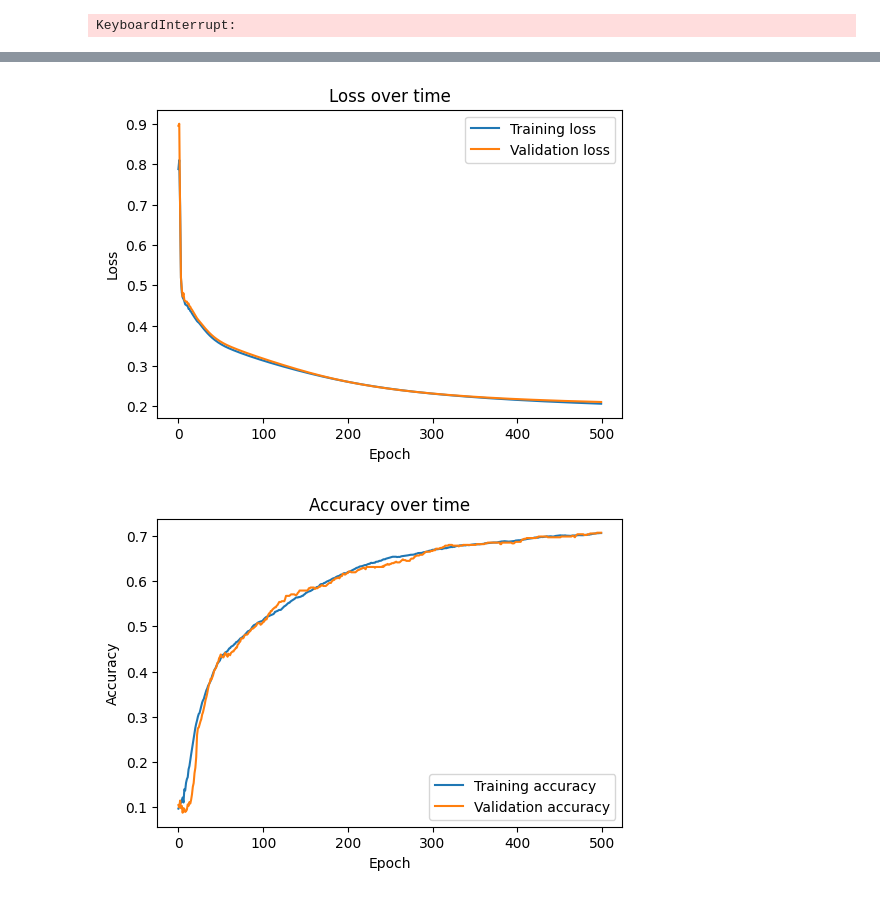
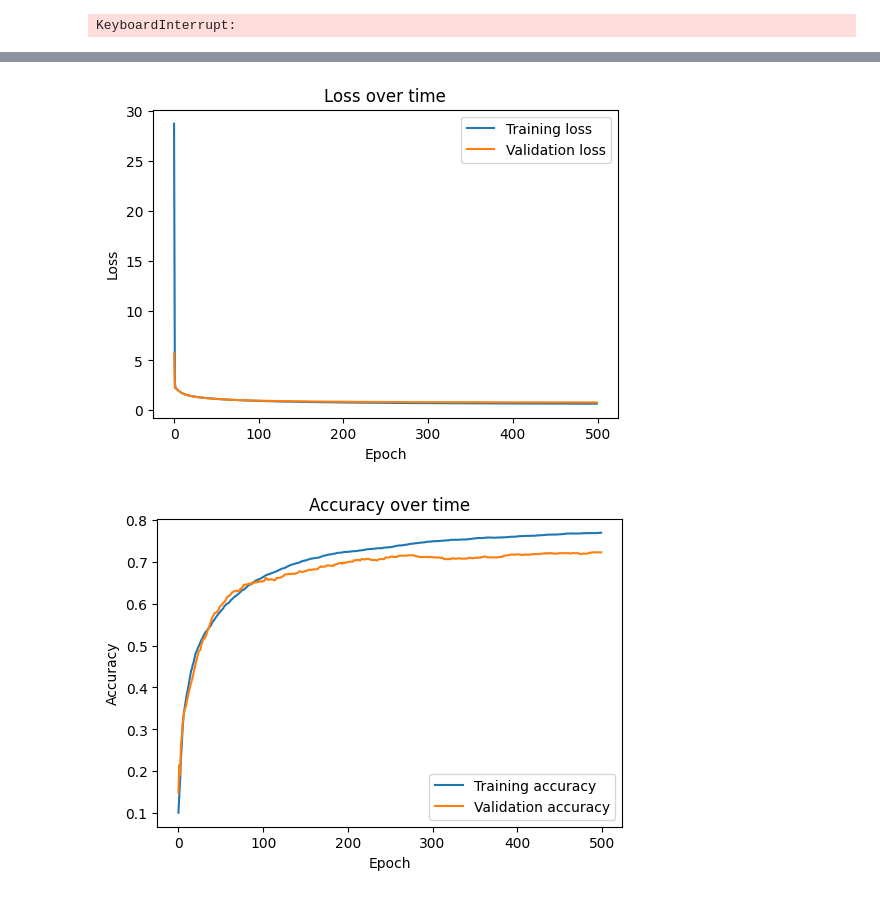
Before and after one commit to Markusjor/TTT4275-Classification_project, a Jupyter notebook: music_classification.ipynb, the cells around one changed output, grey strips where cells are left out. Drawn from its saved outputs; the diff is of its cells as text; code cells hidden in the pictures.

```diff
--- a/music_classification.ipynb
+++ b/music_classification.ipynb
@@ -248,9 +253,14 @@ data_30 = pd.read_csv('Classification music/GenreClassData_30s.txt', delimiter="
 data_10 = pd.read_csv('Classification music/GenreClassData_10s.txt', delimiter="\t")
 data_5 = pd.read_csv('Classification music/GenreClassData_5s.txt', delimiter="\t")
 
+# Add a column to indicate the length of the audio file
+data_30["Length"] = 30
+data_10["Length"] = 10
+data_5["Length"] = 5
+
 data = pd.concat([data_30, data_10, data_5], axis=0).reset_index(drop=True)
 
-data = data_5.drop(columns=["File"])
+data = data.drop(columns=["File"])
 test_data = data[data["Type"] == "Test"]
 train_data = data[data["Type"] == "Train"]
 
@@ -267,4 +277,9 @@ x_train_data_scaled = pd.DataFrame(x_train_data_scaled, columns=x_train_data.col
 x_test_data_scaled = pd.DataFrame(x_test_data_scaled, columns=x_test_data.columns)
 
 y_train_data = train_data["GenreID"]
+y_train_data = y_train_data.reset_index(drop=True)
 y_test_data = test_data["GenreID"]
+y_test_data = y_test_data.reset_index(drop=True)
+
+x_train_data = x_train_data.reset_index(drop=True)
+x_test_data = x_test_data.reset_index(drop=True)
@@ -288,22 +286,22 @@ Name: GenreID, Length: 62, dtype: int64
 # %%
-# The 10 best features to use are:
-best_features = ['spectral_centroid_mean', 'zero_cross_rate_mean', 'rmse_var',
-       'mfcc_5_std', 'mfcc_5_mean', 'mfcc_6_mean', 'spectral_contrast_mean',
-       'rmse_mean', 'mfcc_4_mean', 'mfcc_4_std']
+# # The 10 best features to use are:
+# best_features = ['spectral_centroid_mean', 'zero_cross_rate_mean', 'rmse_var',
+#        'mfcc_5_std', 'mfcc_5_mean', 'mfcc_6_mean', 'spectral_contrast_mean',
+#        'rmse_mean', 'mfcc_4_mean', 'mfcc_4_std']
 
-# Create a new dataframe with only the best features
-X_train_scaled = x_train_data_scaled[best_features]
-X_test_scaled = x_test_data_scaled[best_features]
+# # Create a new dataframe with only the best features
+# X_train_scaled = x_train_data_scaled[best_features]
+# X_test_scaled = x_test_data_scaled[best_features]
 
 # Do KNN
-y_pred = KNN(X_train_scaled, y_train_data, X_test_scaled, k=5)
+y_pred = KNN(x_train_data_scaled, y_train_data, x_test_data_scaled, k=5)
 
 # Calculate precision and accuracy
-print("Precision: ", precision_score(y_test, y_pred, average='macro'))
-print("Accuracy: ", accuracy_score(y_test, y_pred))
+print("Precision: ", precision_score(y_test_data, y_pred, average='macro'))
+print("Accuracy: ", accuracy_score(y_test_data, y_pred))
 
 # Compare result as a confusion matrix
-cm = confusion_matrix(y_test, y_pred)
+cm = confusion_matrix(y_test_data, y_pred)
 plt.figure(figsize=(10,7))
 sns.heatmap(cm, annot=True, fmt="d")
 plt.xlabel('Predicted')
@@ -374,7 +374,7 @@ num_perc_layer1 = 8
 num_output = ground_truth_onehot.shape[1]
 learning_rate = 0.1
 num_epochs = 500
-batch_size = feature_values.shape[0] // 7
+batch_size = feature_values.shape[0] // 21
 num_data = feature_values.shape[0] - validation_size
 
 weights1 = np.random.rand(num_features, num_perc_layer1)
@@ -403,8 +403,8 @@ for epoch in range(num_epochs):
               nodes1 = forwardpropogation(feature_values[i,:], weights1, bias1, num_perc_layer1, activation_function="reLu")
               output = forwardpropogation(nodes1, weights2, bias2, num_output, activation_function="softmax")
 
-              #Calculate loss through squared error
-              loss += np.sum((ground_truth_onehot[i]-output)**2)/2
+              #Calculate loss through cross entropy
+              loss -= np.sum(ground_truth_onehot[i]*np.log(output))
               predictions.append(np.argmax(output))
 
               # Backpropogation
@@ -428,36 +428,36 @@ for epoch in range(num_epochs):
        losses.append(loss/num_data)
        accuracies.append(accuracy_score(np.argmax(ground_truth_onehot[:num_data], axis=1), predictions))
        #Validation
        for k in range(validation_size):
               nodes1 = forwardpropogation(feature_values[k+num_data,:], weights1, bias1, num_perc_layer1, activation_function="reLu")
               output = forwardpropogation(nodes1, weights2, bias2, num_output, activation_function="softmax")
-              validation_loss += np.sum((ground_truth_onehot[k+num_data]-output)**2)/2
+              validation_loss -= np.sum(ground_truth_onehot[k+num_data]*np.log(output))
               val_predictions.append(np.argmax(output))
 
        validation_accuracy = accuracy_score(np.argmax(ground_truth_onehot[-validation_size:], axis=1), val_predictions)
        validation_accuracies.append(validation_accuracy)
        validation_losses.append(validation_loss/validation_size)
 
 plt.figure(figsize=(6,4))
 plt.plot(losses)
 plt.plot(validation_losses)
 plt.legend(["Training loss", "Validation loss"])
 plt.title("Loss over time")
 plt.xlabel("Epoch")
 plt.ylabel("Loss")
 plt.show()
 
 plt.figure(figsize=(6,4))
 plt.plot(accuracies)
 plt.plot(validation_accuracies)
 plt.legend(["Training accuracy", "Validation accuracy"])
 plt.title("Accuracy over time")
 plt.xlabel("Epoch")
 plt.ylabel("Accuracy")
 plt.show()
 # %% [output]
-[figure, old version]
+[figure, new version]
-[figure, old version]
+[figure, new version]
 # %%
 # Test the model on the test data
 feature_values_test = x_test_data_scaled
```
Also changed, not shown: parts of 9 cells of this notebook, 11 other files.
